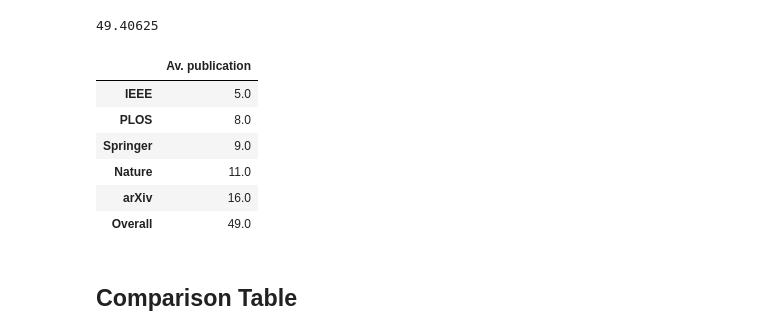
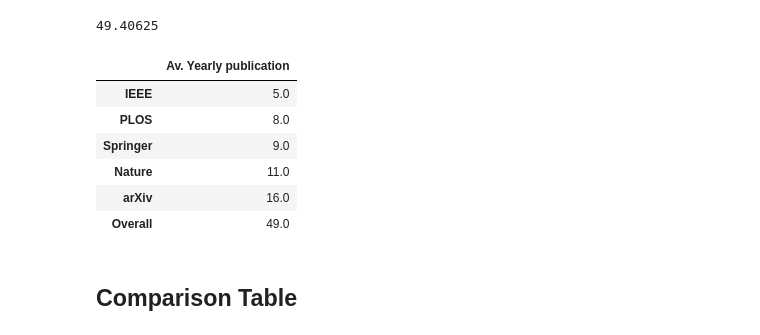
Before and after one commit to Nikoleta-v3/bibliometric-study-of-the-prisoners-dilemma, a Jupyter notebook: src/nbs/1. General & Temporal Analysis.ipynb, the cells around one changed output. Cells and saved outputs as stored; diff of their text form; code cells hidden in the pictures.

```diff
--- a/src/nbs/1. General & Temporal Analysis.ipynb
+++ b/src/nbs/1. General & Temporal Analysis.ipynb
@@ -163,12 +163,12 @@ for api in ['IEEE', 'Nature', 'PLOS', 'Springer', 'arXiv']:
     rates.append(np.round(yearly_provenance[api].values.sum() / yearly_df.count()))
 # %%
 rates_table = pd.DataFrame(rates, ['Overall', 'IEEE', 'Nature', 'PLOS', 'Springer', 'arXiv'],
-                           columns={'Av. publication'})
+                           columns={'Av. Yearly publication'})
 # %%
-rates_table = rates_table.sort_values(by='Av. publication')
+rates_table = rates_table.sort_values(by='Av. Yearly publication')
 rates_table
 # %% [output]
-|  | Av. publication |
+|  | Av. Yearly publication |
 | IEEE | 5.0 |
 | PLOS | 8.0 |
 | Springer | 9.0 |
```
Also changed, not shown: parts of 1 cell of this notebook, 35 other files.
